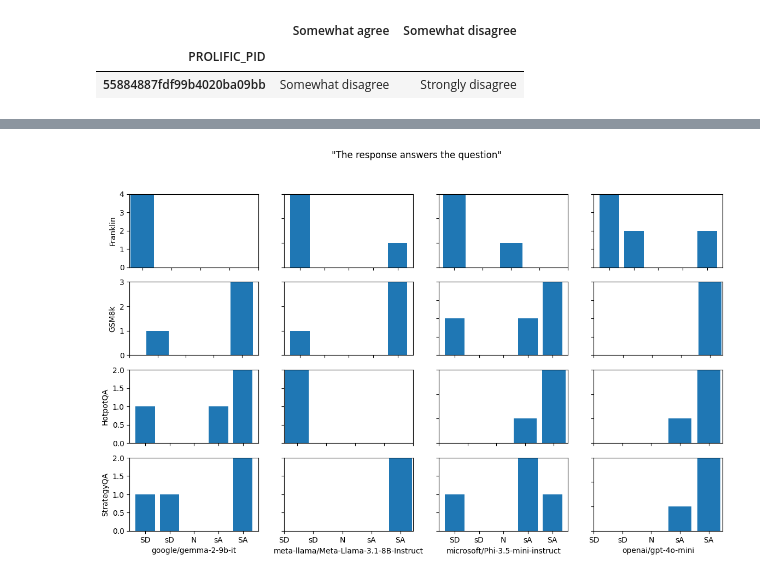
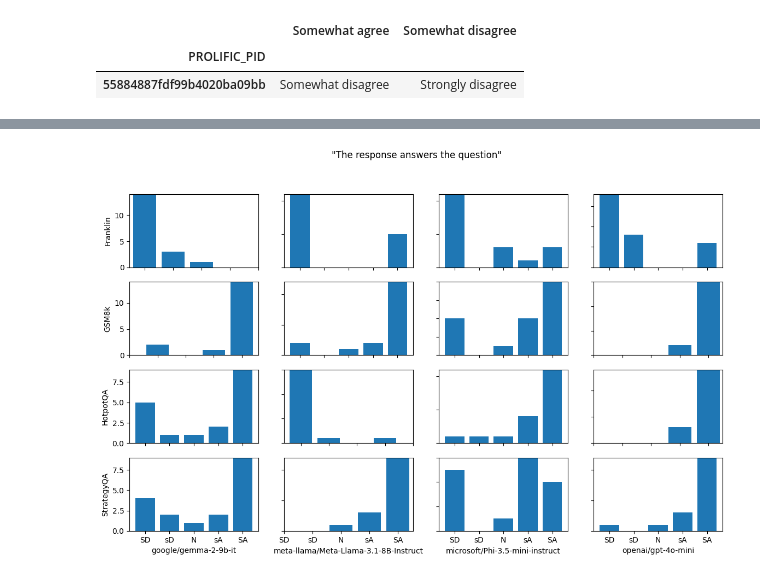
Before and after one commit to njf0/frank-llm, a Jupyter notebook: mini-project/studies/ask/results/results-2.ipynb, the cells around one changed output, grey strips where cells are left out. Drawn from its saved outputs; the diff is of its cells as text; code cells hidden in the pictures.

```diff
--- a/mini-project/studies/ask/results/results-2.ipynb
+++ b/mini-project/studies/ask/results/results-2.ipynb
@@ -149,6 +149,10 @@ failed_checks[['Somewhat agree', 'Somewhat disagree']]
 |  | Somewhat agree | Somewhat disagree |
 | PROLIFIC_PID |  |  |
 | 55884887fdf99b4020ba09bb | Somewhat disagree | Strongly disagree |
+# %%
+# convert text to integer
+point_scale = 5
+df = df.map(lambda x: t2i(x, point_scale))
 # %%
 """
 Split main dataframe into 3 dataframes for each variation of the question.
@@ -175,29 +179,27 @@ ask_mean_std = []
 plan_mean_std = []
 sat_mean_std = []
 
-for dataset, model in grouped_uuids.keys():
+for dataset, model in grouped_uuids:
     ask_mean_std.append(
         {
             'dataset': [dataset],
             'model': [model],
-            'mean std': [ask[(dataset, model)].map(lambda x: t2i(x, 3)).std().mean()],
+            'mean std': [ask[(dataset, model)].std().mean()],
         }
     )
     plan_mean_std.append(
         {
             'dataset': [dataset],
             'model': [model],
-            'mean std': [plan[(dataset, model)].map(lambda x: t2i(x, 3)).std().mean()],
+            'mean std': [plan[(dataset, model)].std().mean()],
         }
     )
     sat_mean_std.append(
         {
             'dataset': [dataset],
             'model': [model],
-            'mean std': [sat[(dataset, model)].map(lambda x: t2i(x, 3)).std().mean()],
+            'mean std': [sat[(dataset, model)].std().mean()],
         }
     )
 
-ask_mean_std = pd.DataFrame(ask_mean_std)
-plan_mean_std = pd.DataFrame(plan_mean_std)
-sat_mean_std = pd.DataFrame(sat_mean_std)
+ask[('Franklin', 'google/gemma-2-9b-it')]
@@ -263,23 +306,28 @@ def majority_vote(df_dict: dict[tuple, pd.DataFrame]) -> pd.DataFrame:
         A dataframe containing the majority vote for each dataset and model.
 
     """
-    # for each col in a df, set each value to the most common value
     for (dataset, model), df in df_dict.items():
-        df_dict[(dataset, model)] = df.apply(lambda x: x.mode().to_numpy()[0], axis=0)
+        # for each column in df
+        for column in df.columns:
+            # get the most common value(s) in the column, averaging if there are multiple
+            most_common = df[column].mode().mean()
+            # set all values in the column to the most common value
+            df[column] = most_common
+
+        df_dict[(dataset, model)] = df
 
     return df_dict
 
 
-ask = majority_vote(ask)
-plan = majority_vote(plan)
-sat = majority_vote(sat)
+# ask = majority_vote(ask)
+# plan = majority_vote(plan)
+# sat = majority_vote(sat)
 # %%
-# dataset = 'Franklin'
+dataset = 'Franklin'
 # dataset = 'GSM8k'
 # dataset = 'HotpotQA'
-dataset = 'StrategyQA'
+# dataset = 'StrategyQA'
 # model = 'google/gemma-2-9b-it'
 # model = 'meta-llama/Meta-Llama-3.1-8B-Instruct'
 model = 'microsoft/Phi-3.5-mini-instruct'
 # model = 'openai/gpt-4o-mini'
-ask[(dataset, model)].map(t2i).sem()
@@ -366,35 +391,35 @@ point_scale = 5
 
 # subplots in a 4x4 grid
 fig, axs = plt.subplots(4, 4, figsize=(14, 8))
 
 for d, dataset in enumerate(datasets):
     for m, model in enumerate(models):
-        values = ask[(dataset, model)].map(lambda x: t2i(x, point_scale)).to_numpy()
+        values = ask[(dataset, model)].to_numpy()
         # remove nan values from numpy array
         values = values[~pd.isna(values)]
         # frequency of each value
         counts = pd.Series(values).value_counts()
         # plot the frequency of each value
         axs[d, m].bar(counts.index, counts.values)
         # set x axis to i2t for each value
         axs[d, m].set_xticks(range(1, point_scale + 1))
         axs[d, m].set_xticklabels([i2t(i, point_scale) for i in range(1, point_scale + 1)], ha='center')
         # set y axis to 0-max frequency
         axs[d, m].set_ylim(0, counts.max())
         # set x axis label to the model
         axs[d, m].set_xlabel(model)
         # set y axis label to the dataset
         axs[d, m].set_ylabel(dataset)
 
 # only show bottom x axis labels
 for ax in axs.flat:
     ax.label_outer()
 
 # set the title of the entire plot
 fig.suptitle('"The response answers the question"')
 plt.show()
 # %% [output]
-[figure, old version]
+[figure, new version]
 # %%
 dataset = 'Franklin'
 dataset = 'GSM8k'
```
Also changed, not shown: parts of 6 cells of this notebook, 1 other file.
